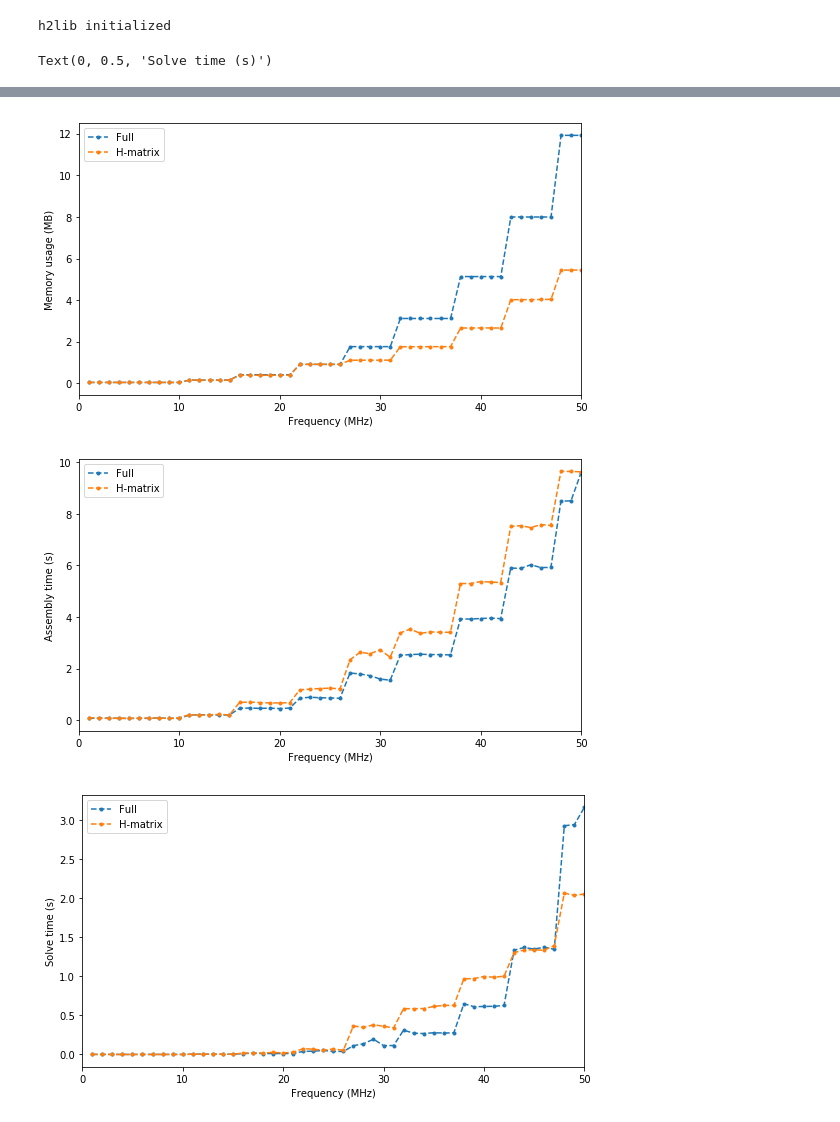
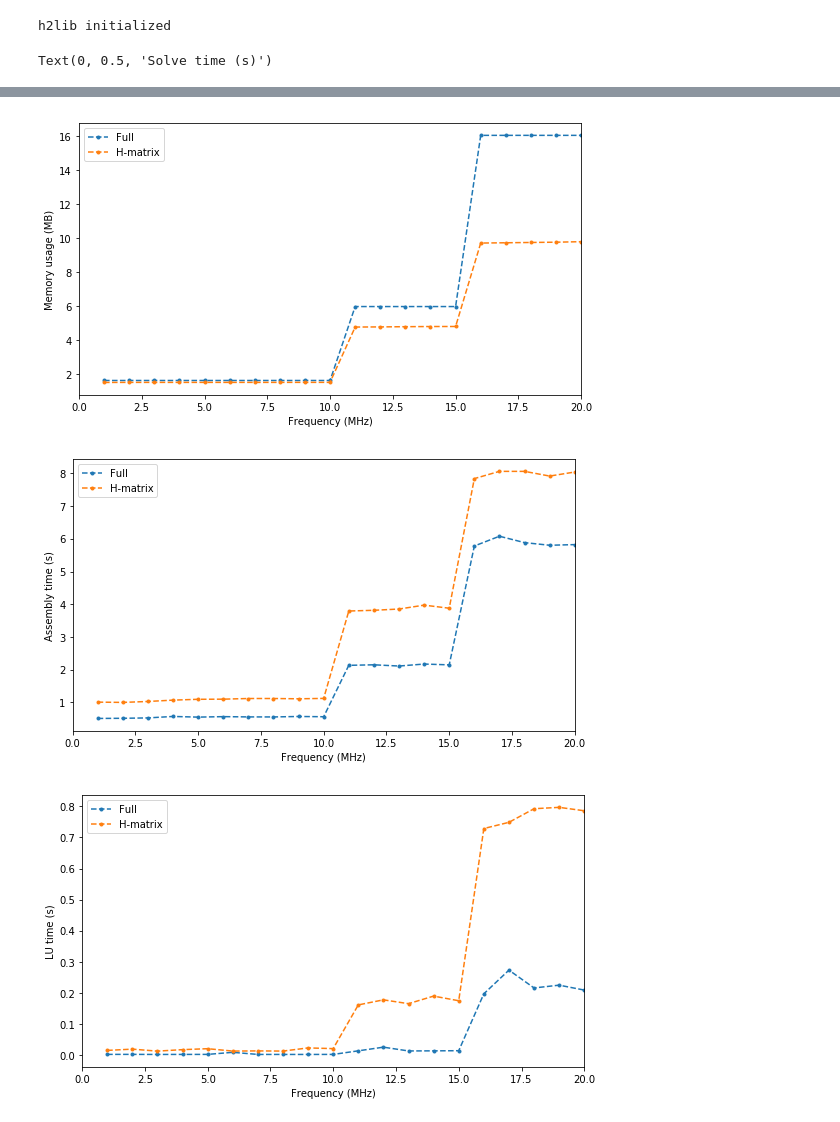
Before and after one commit to bdshieh/cnl-dyna, a Jupyter notebook: scratch/benchmark_simple.ipynb, the cells around one changed output, grey strips where cells are left out. Cells and saved outputs as stored; diff of their text form; code cells hidden in the pictures.

```diff
--- a/scratch/benchmark_simple.ipynb
+++ b/scratch/benchmark_simple.ipynb
@@ -102,7 +57,7 @@ opts['q_sing'] = 4
 opts['strict'] = False
 
 c = 1500.
-freqs = np.arange(1e6, 50e6 + 1e6, 1e6)
+freqs = np.arange(1e6, 20e6 + 1e6, 1e6)
 
 # determine mesh refinement needed at each frequency
 # to maintain maximum edge size less than 10 wavelengths
@@ -128,7 +83,7 @@ freq_results = []
 for f, refn in tqdm(zip(freqs, refns), total=len(freqs)):
 
     k = 2 * np.pi * f / c
-    mesh = fast_matrix_array(5, 5 60e-6, 60e-6, refn=refn,
+    mesh = fast_matrix_array(5, 5, 60e-6, 60e-6, refn=refn,
                              lengthx=40e-6, lengthy=40e-6)
 
     hm = benchmark(HierarchicalMatrix(mesh, k, **opts))
@@ -239,9 +194,25 @@ ax.set_xlim(0, freqs.max() / 1e6)
 ax.set_xlabel('Frequency (MHz)')
 ax.set_ylabel('Assembly time (s)')
 
+# fig, ax = plt.subplots(figsize=(9, 5))
+# ax.plot(freqs / 1e6, time_lu_full + time_solve_full, '.--')
+# ax.plot(freqs / 1e6, time_lu_hm + time_solve_hm, '.--')
+# ax.legend(['Full', 'H-matrix'])
+# ax.set_xlim(0, freqs.max() / 1e6)
+# ax.set_xlabel('Frequency (MHz)')
+# ax.set_ylabel('Solve time (s)')
+
 fig, ax = plt.subplots(figsize=(9, 5))
-ax.plot(freqs / 1e6, time_lu_full + time_solve_full, '.--')
-ax.plot(freqs / 1e6, time_lu_hm + time_solve_hm, '.--')
+ax.plot(freqs / 1e6, time_lu_full, '.--')
+ax.plot(freqs / 1e6, time_lu_hm, '.--')
+ax.legend(['Full', 'H-matrix'])
+ax.set_xlim(0, freqs.max() / 1e6)
+ax.set_xlabel('Frequency (MHz)')
+ax.set_ylabel('LU time (s)')
+
+fig, ax = plt.subplots(figsize=(9, 5))
+ax.plot(freqs / 1e6, time_solve_full, '.--')
+ax.plot(freqs / 1e6, time_solve_hm, '.--')
 ax.legend(['Full', 'H-matrix'])
 ax.set_xlim(0, freqs.max() / 1e6)
 ax.set_xlabel('Frequency (MHz)')
@@ -252,3 +223,3 @@ Text(0, 0.5, 'Solve time (s)')
-[figure, old version]
+[figure, new version]
-[figure, old version]
+[figure, new version]
-[figure, old version]
+[figure, new version]
```
Also changed, not shown: parts of 3 cells of this notebook, 7 other files.
